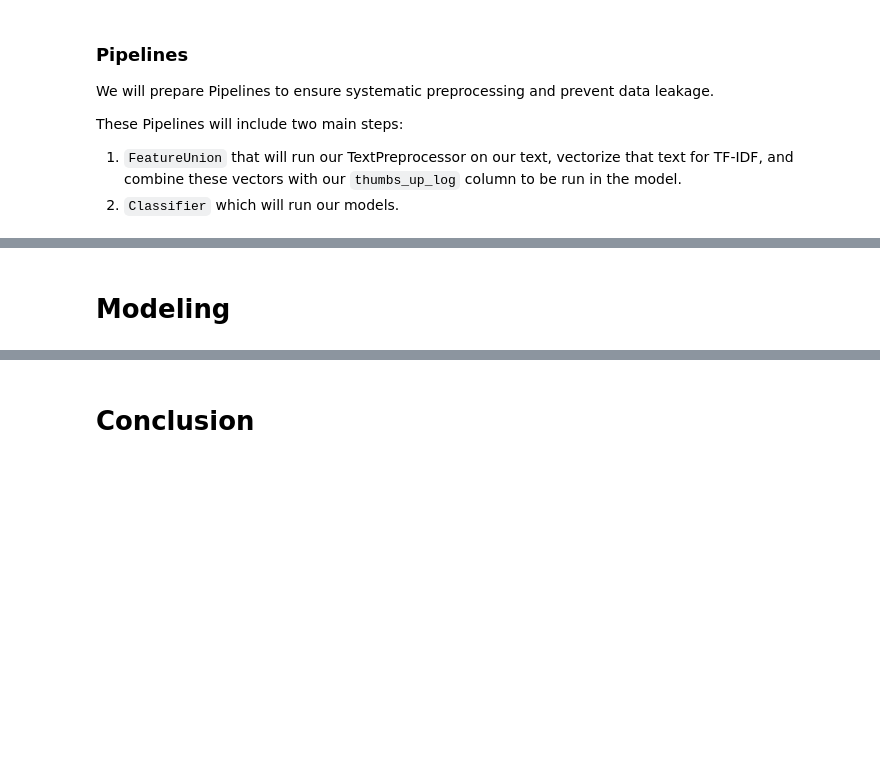
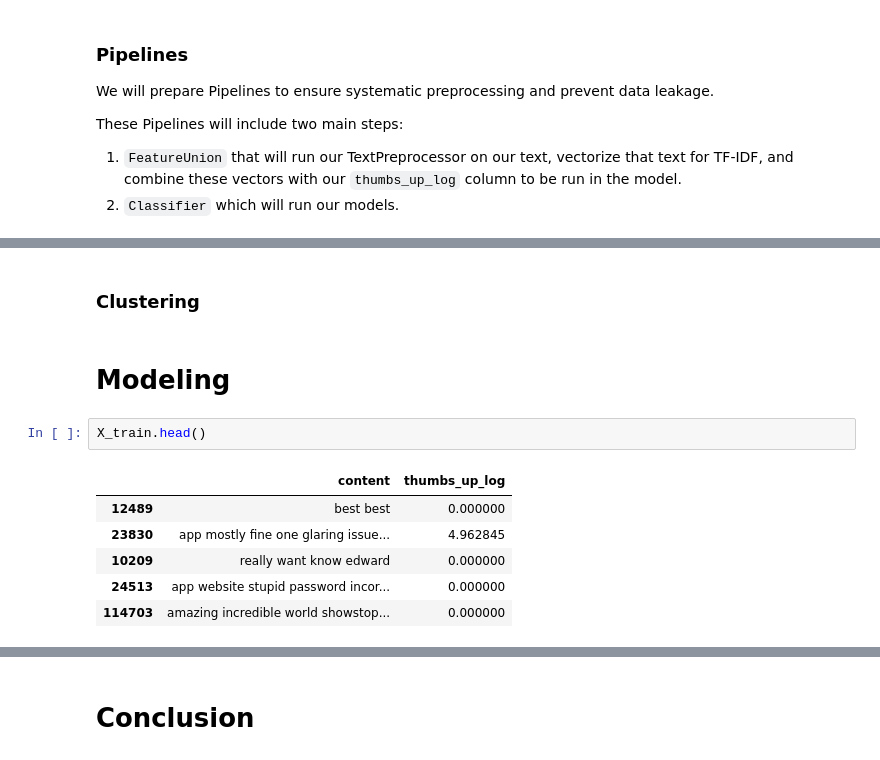
Before and after one commit to momopajamas/predicting_netflix_user_reviews, a Jupyter notebook: notebook.ipynb, the cells around one changed output, grey strips where cells are left out. Saved outputs shown, nothing was run; the diff lists cells and outputs as text; blank space fills up the shorter version.

```diff
--- a/notebook.ipynb
+++ b/notebook.ipynb
@@ -412,2 +551,13 @@ logreg_pipeline = Pipeline([
+# %% [markdown]
+### Clustering
 # %% [markdown]
 # Modeling
+# %%
+X_train.head()
+# %% [output]
+|  | content | thumbs_up_log |
+| 12489 | best best | 0.000000 |
+| 23830 | app mostly fine one glaring issue... | 4.962845 |
+| 10209 | really want know edward | 0.000000 |
+| 24513 | app website stupid password incor... | 0.000000 |
+| 114703 | amazing incredible world showstop... | 0.000000 |
```
Also changed, not shown: parts of 18 cells of this notebook.
